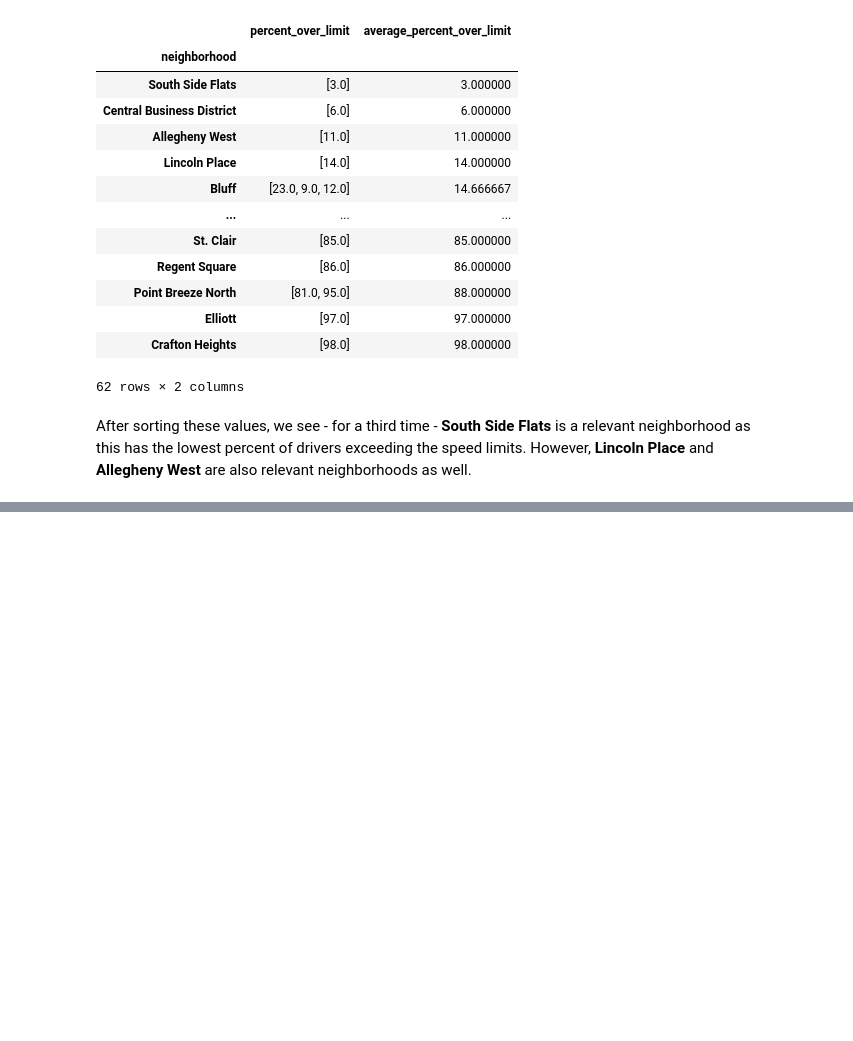
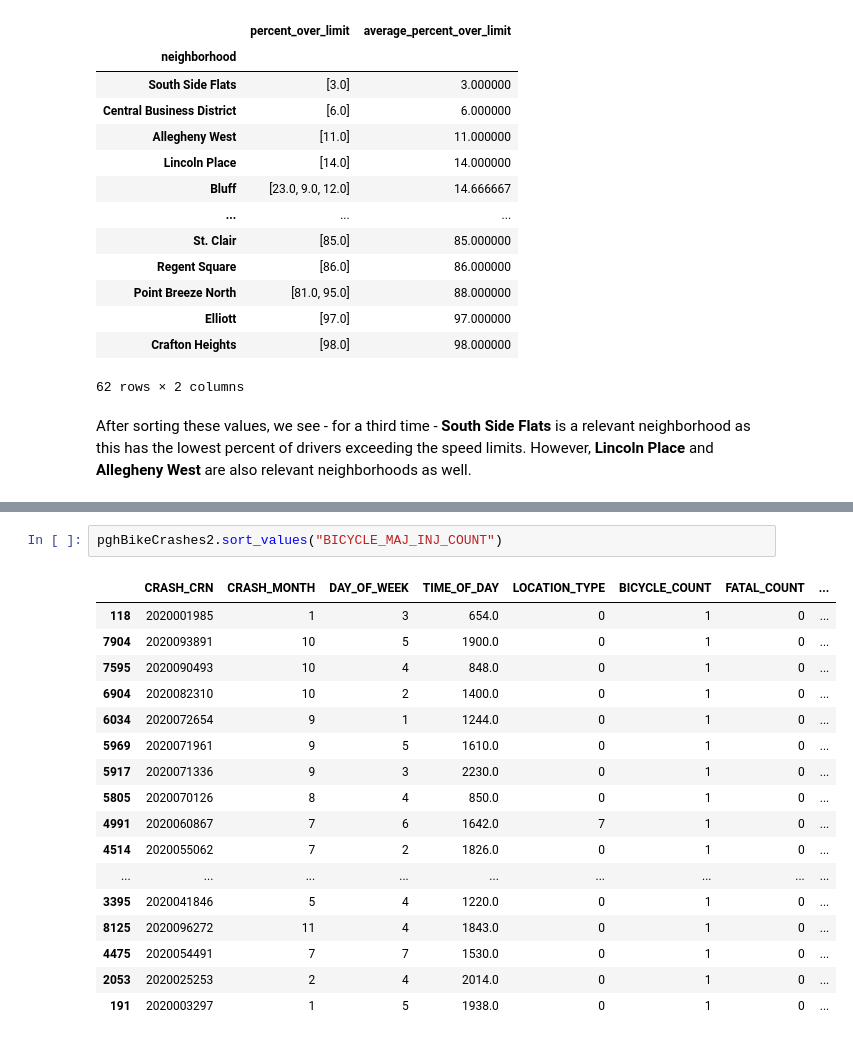
Before and after one commit to BGL18/CMPINF-10-Final-Project, a Jupyter notebook: Final Project Notebook.ipynb, the cells around one changed output, grey strips where cells are left out. Drawn from its saved outputs; the diff is of its cells as text; blank space fills up the shorter version.

```diff
--- a/Final Project Notebook.ipynb
+++ b/Final Project Notebook.ipynb
@@ -348,0 +436,20 @@ After sorting these values, we see - for a third time - **South Side Flats** is
+# %%
+pghBikeCrashes2.sort_values("BICYCLE_MAJ_INJ_COUNT")
+# %% [output]
+|  | CRASH_CRN | CRASH_MONTH | DAY_OF_WEEK | TIME_OF_DAY | LOCATION_TYPE | BICYCLE_COUNT | FATAL_COUNT | ... |
+| 118 | 2020001985 | 1 | 3 | 654.0 | 0 | 1 | 0 | ... |
+| 7904 | 2020093891 | 10 | 5 | 1900.0 | 0 | 1 | 0 | ... |
+| 7595 | 2020090493 | 10 | 4 | 848.0 | 0 | 1 | 0 | ... |
+| 6904 | 2020082310 | 10 | 2 | 1400.0 | 0 | 1 | 0 | ... |
+| 6034 | 2020072654 | 9 | 1 | 1244.0 | 0 | 1 | 0 | ... |
+| 5969 | 2020071961 | 9 | 5 | 1610.0 | 0 | 1 | 0 | ... |
+| 5917 | 2020071336 | 9 | 3 | 2230.0 | 0 | 1 | 0 | ... |
+| 5805 | 2020070126 | 8 | 4 | 850.0 | 0 | 1 | 0 | ... |
+| 4991 | 2020060867 | 7 | 6 | 1642.0 | 7 | 1 | 0 | ... |
+| 4514 | 2020055062 | 7 | 2 | 1826.0 | 0 | 1 | 0 | ... |
+| ... | ... | ... | ... | ... | ... | ... | ... | ... |
+| 3395 | 2020041846 | 5 | 4 | 1220.0 | 0 | 1 | 0 | ... |
+| 8125 | 2020096272 | 11 | 4 | 1843.0 | 0 | 1 | 0 | ... |
+| 4475 | 2020054491 | 7 | 7 | 1530.0 | 0 | 1 | 0 | ... |
+| 2053 | 2020025253 | 2 | 4 | 2014.0 | 0 | 1 | 0 | ... |
+| 191 | 2020003297 | 1 | 5 | 1938.0 | 0 | 1 | 0 | ... |
```
Also changed, not shown: parts of 11 cells of this notebook.
